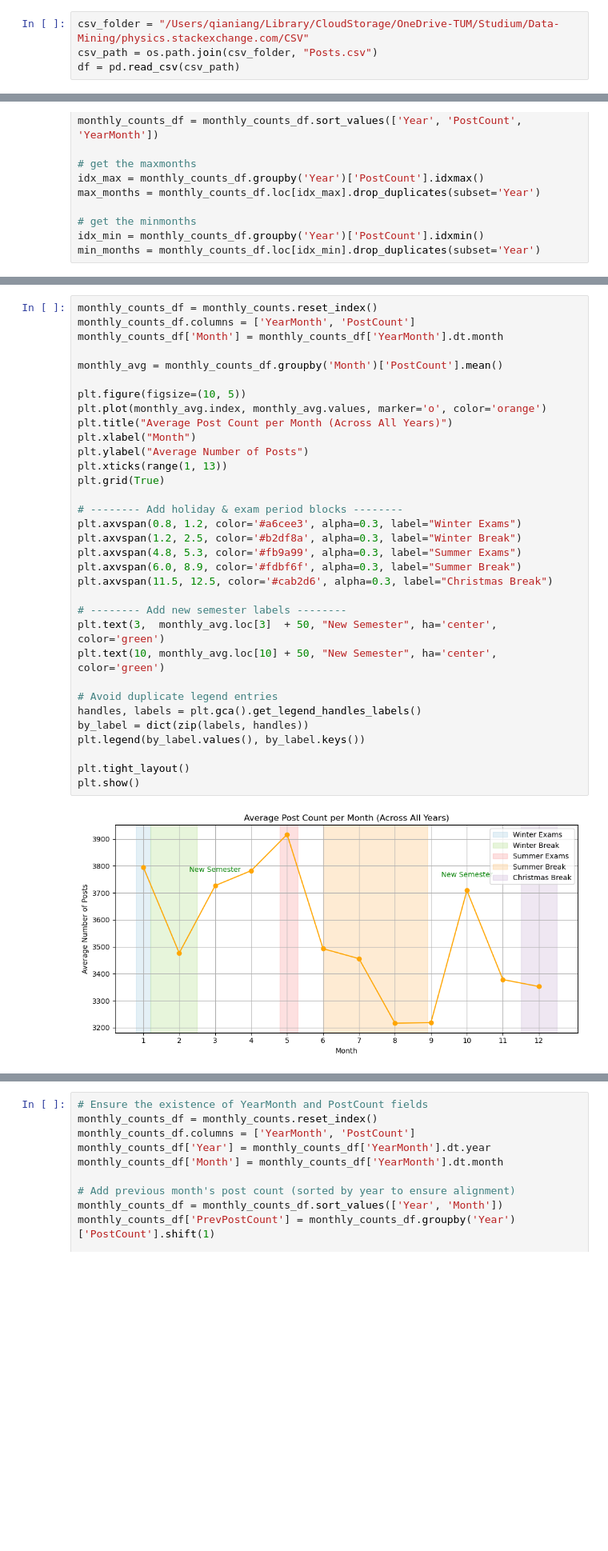
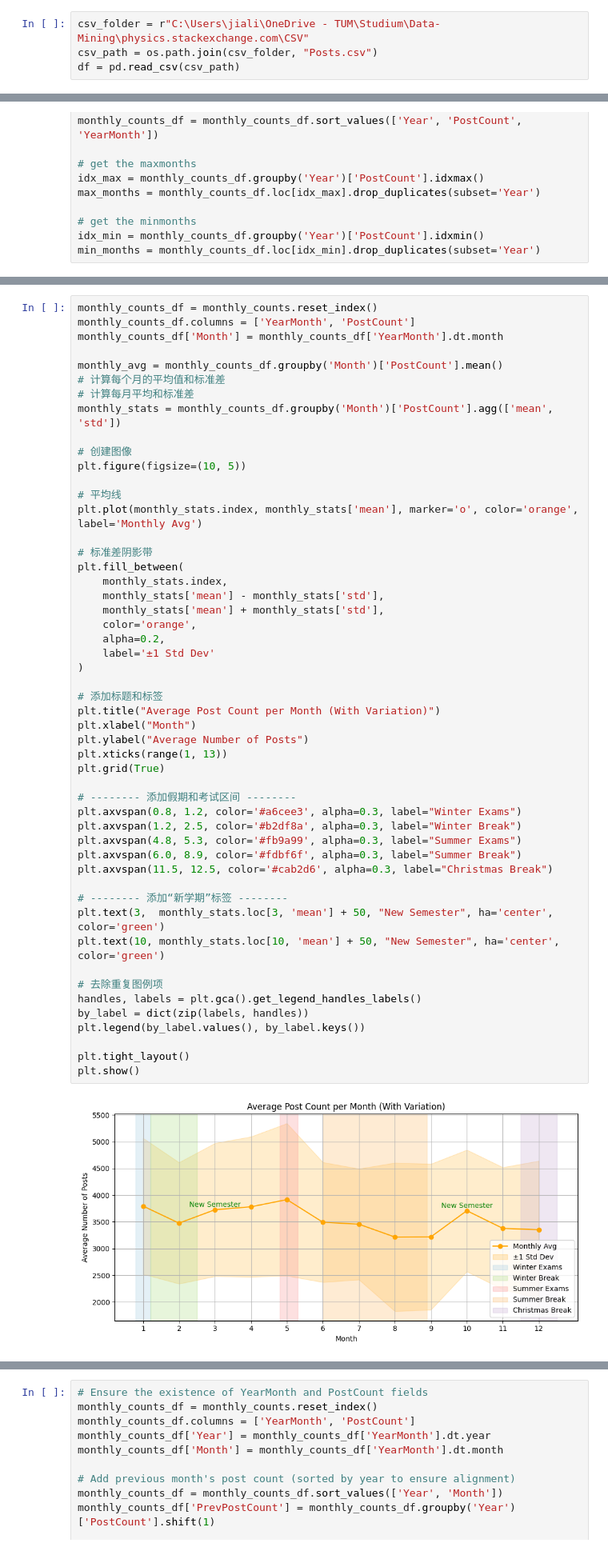
Before and after one commit to QiaNiang/Data-Mining-Stackexchange, a Jupyter notebook: EDA/Posts_Visualization.ipynb, the cells around one changed output, grey strips where cells are left out. Shown at 80% size. Cells and saved outputs as stored; diff of their text form; blank space fills up the shorter version.

```diff
--- a/EDA/Posts_Visualization.ipynb
+++ b/EDA/Posts_Visualization.ipynb
@@ -16,7 +16,7 @@ def remove_math_expressions(text):
     text = re.sub(r'<math.*?>.*?</math>', '', text, flags=re.DOTALL)
     return text
 # %%
-csv_folder = "/Users/qianiang/Library/CloudStorage/OneDrive-TUM/Studium/Data-Mining/physics.stackexchange.com/CSV"
+csv_folder = r"C:\Users\jiali\OneDrive - TUM\Studium\Data-Mining\physics.stackexchange.com\CSV"
 csv_path = os.path.join(csv_folder, "Posts.csv")
 df = pd.read_csv(csv_path)
 # %%
@@ -362,35 +366,53 @@ plt.show()
 # %%
 monthly_counts_df = monthly_counts.reset_index()
 monthly_counts_df.columns = ['YearMonth', 'PostCount']
 monthly_counts_df['Month'] = monthly_counts_df['YearMonth'].dt.month
 
 monthly_avg = monthly_counts_df.groupby('Month')['PostCount'].mean()
+# 计算每个月的平均值和标准差
+# 计算每月平均和标准差
+monthly_stats = monthly_counts_df.groupby('Month')['PostCount'].agg(['mean', 'std'])
 
+# 创建图像
 plt.figure(figsize=(10, 5))
-plt.plot(monthly_avg.index, monthly_avg.values, marker='o', color='orange')
-plt.title("Average Post Count per Month (Across All Years)")
+
+# 平均线
+plt.plot(monthly_stats.index, monthly_stats['mean'], marker='o', color='orange', label='Monthly Avg')
+
+# 标准差阴影带
+plt.fill_between(
+    monthly_stats.index,
+    monthly_stats['mean'] - monthly_stats['std'],
+    monthly_stats['mean'] + monthly_stats['std'],
+    color='orange',
+    alpha=0.2,
+    label='±1 Std Dev'
+)
+
+# 添加标题和标签
+plt.title("Average Post Count per Month (With Variation)")
 plt.xlabel("Month")
 plt.ylabel("Average Number of Posts")
 plt.xticks(range(1, 13))
 plt.grid(True)
 
-# -------- Add holiday & exam period blocks --------
+# -------- 添加假期和考试区间 --------
 plt.axvspan(0.8, 1.2, color='#a6cee3', alpha=0.3, label="Winter Exams")
 plt.axvspan(1.2, 2.5, color='#b2df8a', alpha=0.3, label="Winter Break")
 plt.axvspan(4.8, 5.3, color='#fb9a99', alpha=0.3, label="Summer Exams")
 plt.axvspan(6.0, 8.9, color='#fdbf6f', alpha=0.3, label="Summer Break")
 plt.axvspan(11.5, 12.5, color='#cab2d6', alpha=0.3, label="Christmas Break")
 
-# -------- Add new semester labels --------
-plt.text(3,  monthly_avg.loc[3]  + 50, "New Semester", ha='center', color='green')
-plt.text(10, monthly_avg.loc[10] + 50, "New Semester", ha='center', color='green')
+# -------- 添加“新学期”标签 --------
+plt.text(3,  monthly_stats.loc[3, 'mean'] + 50, "New Semester", ha='center', color='green')
+plt.text(10, monthly_stats.loc[10, 'mean'] + 50, "New Semester", ha='center', color='green')
 
-# Avoid duplicate legend entries
+# 去除重复图例项
 handles, labels = plt.gca().get_legend_handles_labels()
 by_label = dict(zip(labels, handles))
 plt.legend(by_label.values(), by_label.keys())
 
 plt.tight_layout()
 plt.show()
 # %% [output]
-[figure, old version]
+[figure, new version]
```
Also changed, not shown: parts of 17 cells of this notebook, 1 other file.
